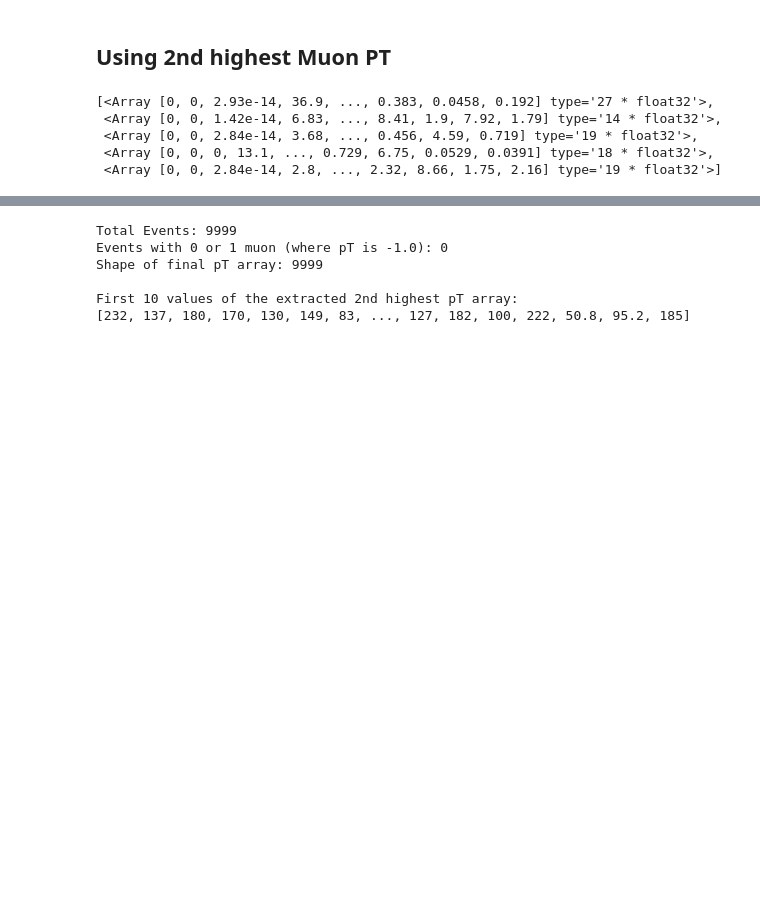
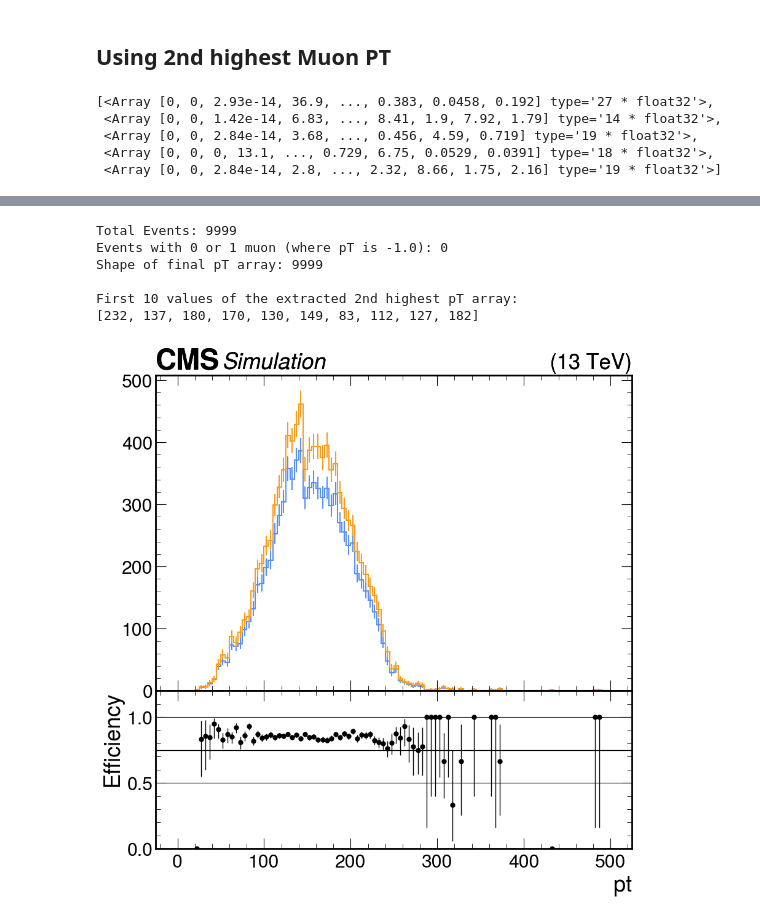
Before and after one commit to sbuwang/SIDM, a Jupyter notebook: sidm/Efficiency_plts_R3.ipynb, the cells around one changed output, grey strips where cells are left out. Saved outputs shown, nothing was run; the diff lists cells and outputs as text; code cells hidden in the pictures; blank space fills up the shorter version.

```diff
--- a/sidm/Efficiency_plts_R3.ipynb
+++ b/sidm/Efficiency_plts_R3.ipynb
@@ -532,13 +529,64 @@ print(f"Shape of final pT array: {len(second_highest_pt)}")
 print("\nFirst 10 values of the extracted 2nd highest pT array:")
 
 # For this final line, I can change the cut off to determine how many I display, but the entire second_highest_pt array should have length 9999
-print(second_highest_pt[:15])
+print(second_highest_pt[:10])
 # %% [output]
 Total Events: 9999
 Events with 0 or 1 muon (where pT is -1.0): 0
 Shape of final pT array: 9999
 
 First 10 values of the extracted 2nd highest pT array:
-[232, 137, 180, 170, 130, 149, 83, ..., 127, 182, 100, 222, 50.8, 95.2, 185]
+[232, 137, 180, 170, 130, 149, 83, 112, 127, 182]
 # %%
 # Lets see if we can create an efficiency plot using the new second_highest_pt array.
+# %%
+# Plot for combined masks
+
+#Define the histograms and the axis
+pt_axis = hist.axis.Regular(100, 0, 500, name="pt")
+numerator = hist.Hist(pt_axis)
+denominator = hist.Hist(pt_axis)
+
+#Fill the histograms with the flattened arrays
+numerator.fill(second_highest_pt[combined_mask])
+denominator.fill(second_highest_pt)
+
+# 1. Plot the ratio. This single command plots the numerator/denominator in the top
+#    panel and the ratio in the bottom panel (the subplot).
+plot_result = utilities.plot_ratio(
+    numerator,
+    denominator,
+    error_opts={"marker": "o", "ms": 4}
+)
+
+# Use a for loop to check if the plot function failed to return the axes objects (returned None)
+if plot_result is None:
+    # Handle the failure: retrieve axes from Matplotlib's global state
+    fig = plt.gcf()
+    all_axes = fig.get_axes()
+    if len(all_axes) >= 2:
+        ratio_ax = all_axes[1]
+    else:
+        # Exit if plot still isn't usable
+        print("ERROR: Could not retrieve axes from figure.")
+        ratio_ax = None
+
+else:
+    # Handle the success: unpack the returned objects
+    fig, (ax1, ratio_ax) = plot_result
+
+# 3. Apply the horizontal line if the ratio axis was successfully retrieved
+if ratio_ax is not None:
+
+    # Line 1: The original thin black line at 0.5 (Solid)
+    ratio_ax.axhline(y=0.5, color='black', linestyle='-', linewidth=0.8)
+
+    # Line 2: A dashed, slightly thicker gray line at 1
+    ratio_ax.axhline(y=1, color='black', linestyle='-', linewidth=0.8)
+
+    # Line 3: A dotted red line at 0.75 (perhaps a warning boundary)
+    ratio_ax.axhline(y=0.75, color='black', linestyle='-', linewidth=1)
+
+# This will plot the efficiency of an HLT_DoubleL2Mu mask in comparison with the combined mask
+# %% [output]
+[figure, new version]
```
Also changed, not shown: parts of 5 cells of this notebook.
